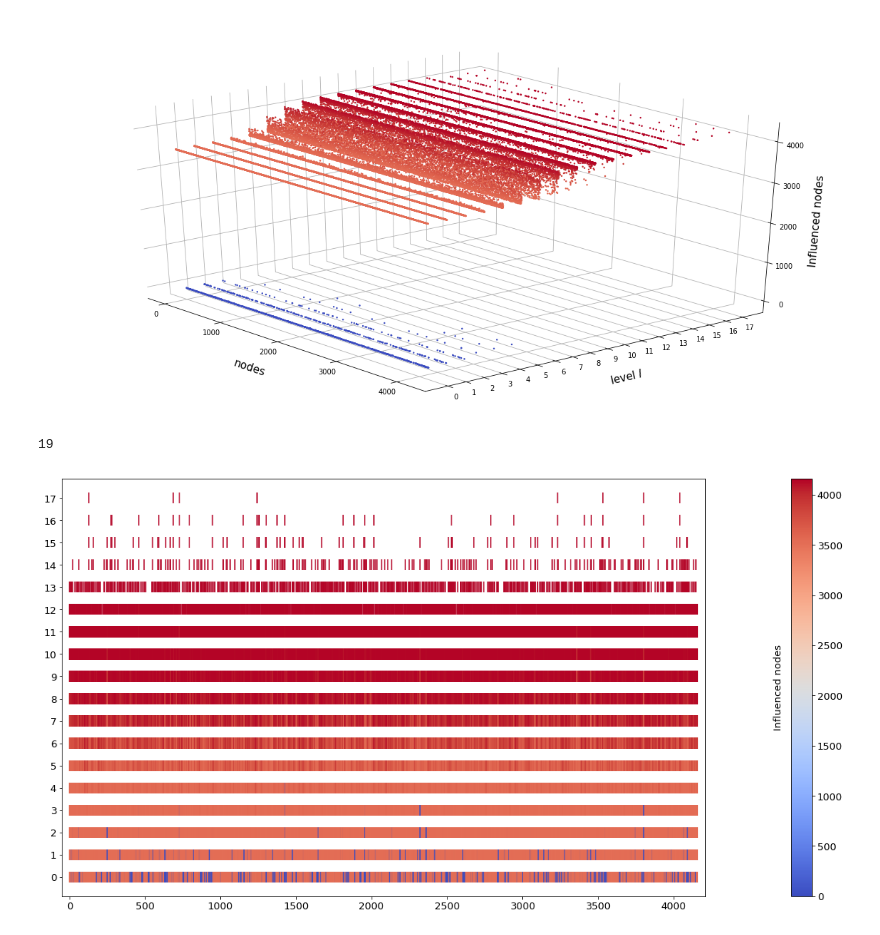
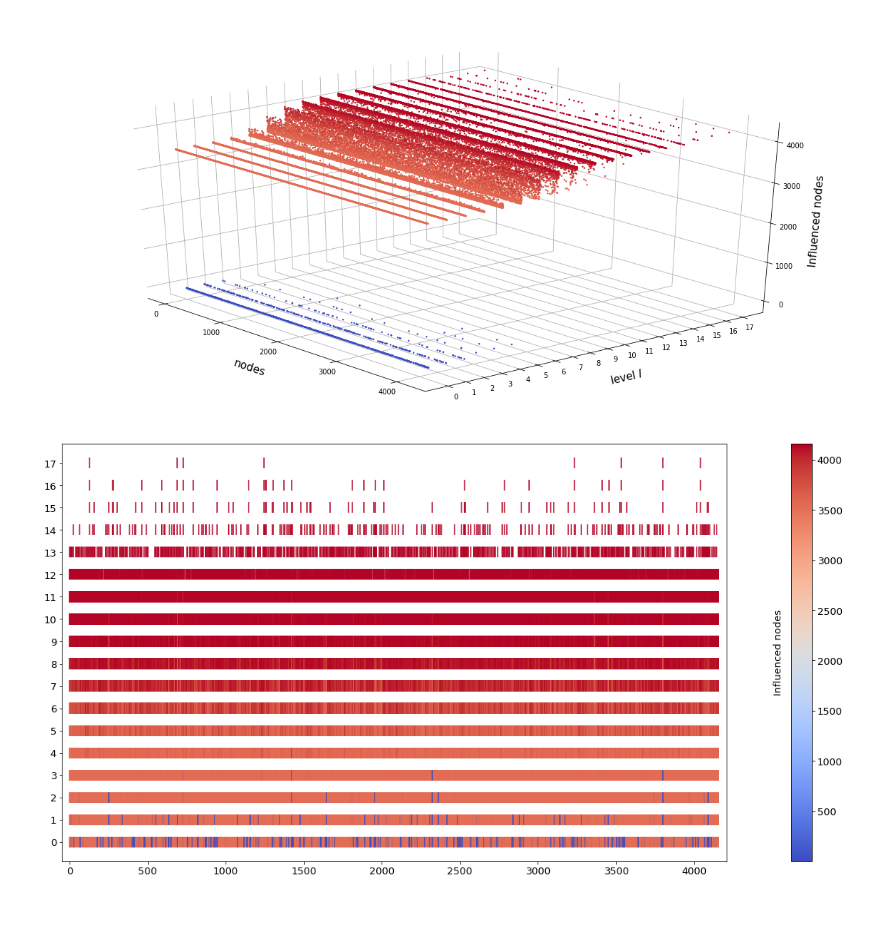
Before and after one commit to GCantergiani/ltc_ltr, a Jupyter notebook: postprocessing/arxiv/random_visualization.ipynb, the cells around one changed output. Saved outputs shown, nothing was run; the diff lists cells and outputs as text; code cells hidden in the pictures.

Commit message:
update visualization

```diff
--- a/postprocessing/arxiv/random_visualization.ipynb
+++ b/postprocessing/arxiv/random_visualization.ipynb
@@ -13,7 +13,7 @@ Populating the interactive namespace from numpy and matplotlib
 # %%
 df = pd.read_csv('parallel_merge_random.csv', names=['k','node','number_influenced','s'])
 # %%
-MIN_V_VALUE = 0
+MIN_V_VALUE = 1
 MAX_V_VALUE = 4158
 BORDER = 50
 # %%
@@ -81,11 +81,9 @@ count_s = df_sub_sample[['s','node']].groupby(['s'], as_index=False).count().sor
 y_second_label = []
 y_second_label.append('')
 for r in count_s['node']:
-    y_second_label.append('n = {}'.format(r))
+    y_second_label.append('{}'.format(r))
 
-len(y_second_label)
+y_second_label.append(r'$\sum$')
-# %% [output]
-19
 # %%
 import matplotlib.pyplot as plt
 from numpy.random import rand
@@ -94,32 +92,32 @@ from mpl_toolkits.axes_grid1 import make_axes_locatable
 plt.rcParams['xtick.labelsize'] = 13
 plt.rcParams['ytick.labelsize'] = 13
 
 fig, ax = plt.subplots(figsize=(20, 10))
 sc = ax.scatter(df_sub_sample['node'],
                 df_sub_sample['s'],
                 c=df_sub_sample['number_influenced'],
                 cmap=cm.coolwarm,
                 s=200,
                 marker='|',
                 vmin=MIN_V_VALUE,
                 vmax=MAX_V_VALUE)
 
 matplotlib.pyplot.yticks(range(0, 18))
 matplotlib.pyplot.xlim(xmin=-BORDER)
 matplotlib.pyplot.xlim(xmax=MAX_V_VALUE + BORDER)
 
 #ax.set_xlabel('nodes', fontsize=15)
 #ax.set_ylabel(r'level $\it{l}$', fontsize=16)
 
 #plt.title('Linear Threshold Rank: arxiv - min', fontsize=15)
 
-cbar = plt.colorbar(sc, pad=0.1)
+cbar = plt.colorbar(sc, pad=0.075)
 cbar.ax.set_ylabel('Influenced nodes', rotation=90,  labelpad=-90, fontsize=13)
 
 #ax2 = ax.twinx()
 #ax2.set_yticks(range(0, 20))
 #ax2.set_yticklabels(y_second_label)
 
 plt.show()
 # %% [output]
-[figure, old version]
+[figure, new version]
```
Also changed, not shown: 3 other files.
